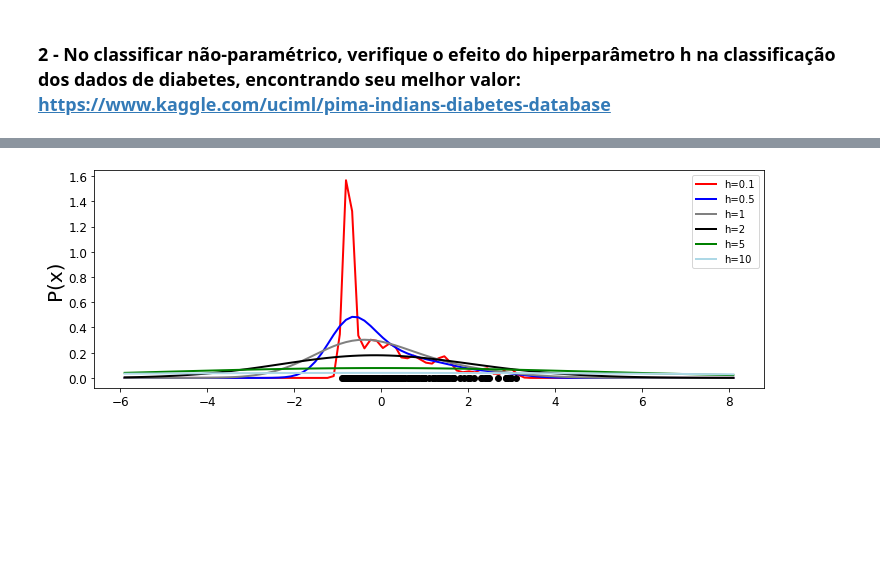
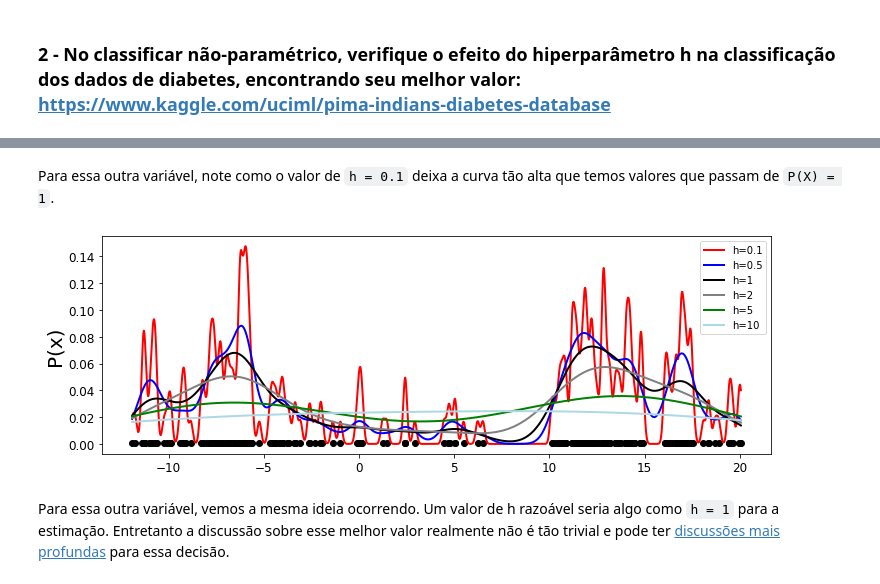
Before and after one commit to BrenoUSP/SME0828_DataScience, a Jupyter notebook: Projects/3 - Classificação/Projeto3_Classificacao_B.ipynb, the cells around one changed output, grey strips where cells are left out. Cells and saved outputs as stored; diff of their text form; code cells hidden in the pictures; blank space fills up the shorter version.

Commit message:
Bandwidth choice exercise complete

```diff
--- a/Projects/3 - Classificação/Projeto3_Classificacao_B.ipynb
+++ b/Projects/3 - Classificação/Projeto3_Classificacao_B.ipynb
@@ -340,7 +342,6 @@ import matplotlib.mlab as mlab
 import matplotlib.pyplot as plt
 import seaborn as sns
 import pandas as pd
-import statistics
 
 dataStar = pd.read_csv('https://raw.githubusercontent.com/brenoslivio/SME0828_DataScience/master/Projects/data/starsDataset.csv',
         dtype={
@@ -375,7 +376,3 @@ dataTrain = data
 y = dataTrain[:, 4] # Pega o label que iremos classificar, o tipo de estrela
 dataTrain = np.delete(dataTrain, 4, 1)
 X = dataTrain # Pega os valores que sobraram para a classificação das estrelas
-
-from sklearn.preprocessing import StandardScaler
-scaler = StandardScaler().fit(X)
-X = scaler.transform(X)
@@ -381,0 +416,31 @@ X = scaler.transform(X)
+# %%
+import numpy as np
+from matplotlib.pyplot import cm
+from sklearn.neighbors import KernelDensity
+
+color=['red', 'blue', 'black', 'gray', 'green', 'lightblue']
+
+X_Feat = X[:, 2]
+X_Feat = X_Feat.reshape((len(X_Feat), 1))
+
+X_plot = np.linspace(np.min(X_Feat), np.max(X_Feat), 100000)[:, np.newaxis]
+
+plt.figure(figsize=(12,4))
+plt.plot(X_Feat, 0.001*np.ones(X_Feat.shape[0]), 'ok')
+plt.xlim((0, 5))
+
+c = 0
+
+vh = [0.1, 0.5, 1, 2, 5, 10]
+
+for h in vh:
+    kde = KernelDensity(kernel='gaussian', bandwidth=h).fit(X_Feat)
+    log_dens = np.exp(kde.score_samples(X_plot)) # score_samples() returns the log density.
+    plt.plot(X_plot,log_dens, color = color[c], linewidth=2, label = 'h='+str(h))
+    c = c + 1
+
+plt.ylabel('P(x)', fontsize = 20)
+plt.xticks(fontsize=12)
+plt.yticks(fontsize=12)
+plt.legend(fontsize = 10)
+plt.show(True)
@@ -382,31 +449,36 @@ X = scaler.transform(X)
+# %% [markdown]
+Para essa outra variável, note como o valor de `h = 0.1` deixa a curva tão alta que temos valores que passam de `P(X) = 1`.
 # %%
 import numpy as np
 from matplotlib.pyplot import cm
+from sklearn.neighbors import KernelDensity
 
-color=['red', 'blue', 'gray', 'black', 'green', 'lightblue']
+color=['red', 'blue', 'black', 'gray', 'green', 'lightblue']
 
-X_Feat = X[:, 0]
+X_Feat = X[:, 3]
 X_Feat = X_Feat.reshape((len(X_Feat), 1))
 
-X_plot = np.linspace(np.min(X_Feat) - 5, np.max(X_Feat) + 5, 100)[:, np.newaxis]
+X_plot = np.linspace(np.min(X_Feat), np.max(X_Feat), 100000)[:, np.newaxis]
 
 plt.figure(figsize=(12,4))
 plt.plot(X_Feat, 0.001*np.ones(X_Feat.shape[0]), 'ok')
 
 c = 0
 
 vh = [0.1, 0.5, 1, 2, 5, 10]
 
 for h in vh:
     kde = KernelDensity(kernel='gaussian', bandwidth=h).fit(X_Feat)
     log_dens = np.exp(kde.score_samples(X_plot)) # score_samples() returns the log density.
     plt.plot(X_plot,log_dens, color = color[c], linewidth=2, label = 'h='+str(h))
     c = c + 1
 
 plt.ylabel('P(x)', fontsize = 20)
 plt.xticks(fontsize=12)
 plt.yticks(fontsize=12)
 plt.legend(fontsize = 10)
 plt.show(True)
 # %% [output]
-[figure, old version]
+[figure, new version]
+# %% [markdown]
+Para essa outra variável, vemos a mesma ideia ocorrendo. Um valor de h razoável seria algo como `h = 1` para a estimação. Entretanto a discussão sobre esse melhor valor realmente não é tão trivial e pode ter [discussões mais profundas](https://arxiv.org/pdf/math/0504511.pdf) para essa decisão.
```
Also changed, not shown: parts of 10 cells of this notebook.
